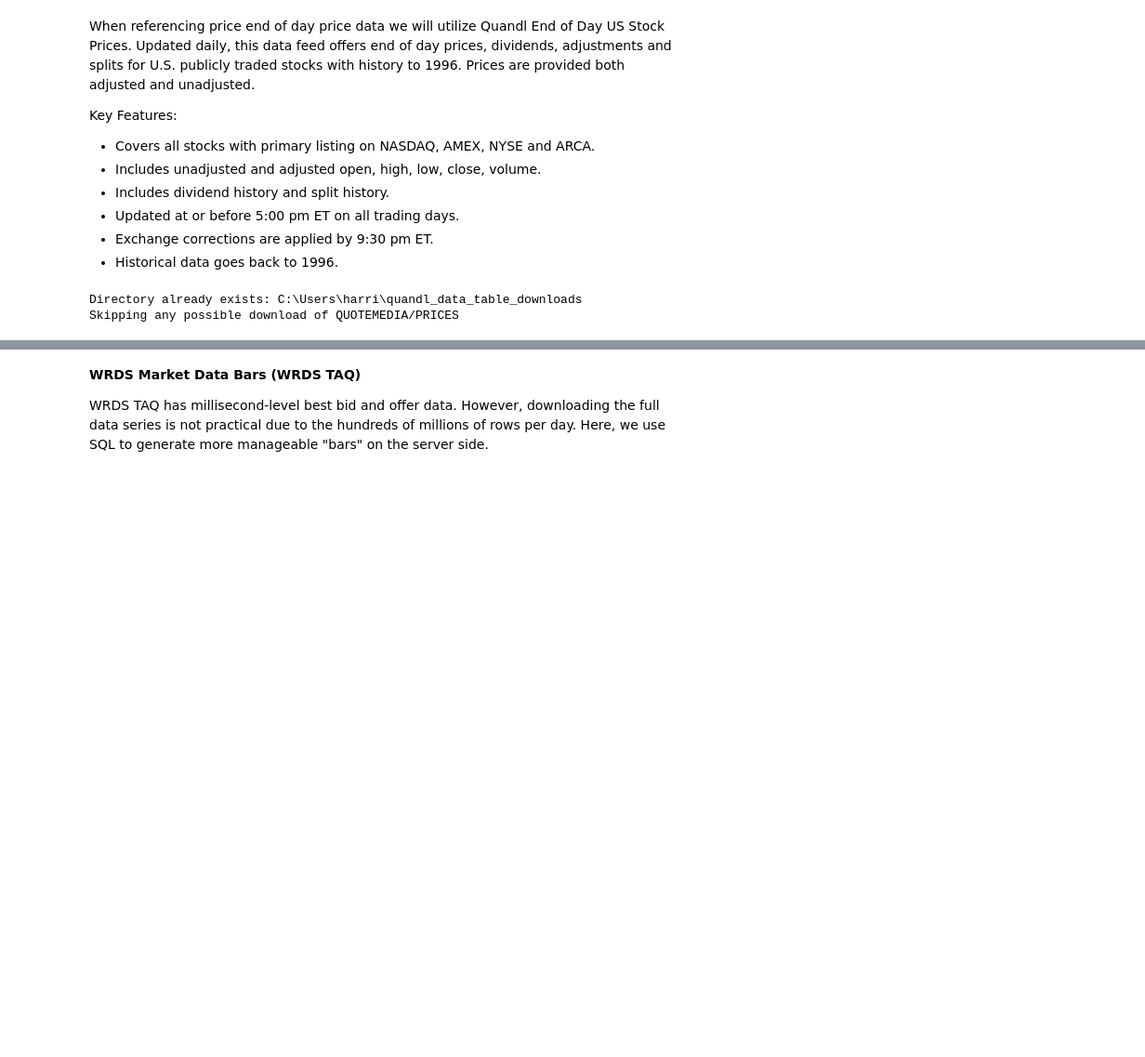
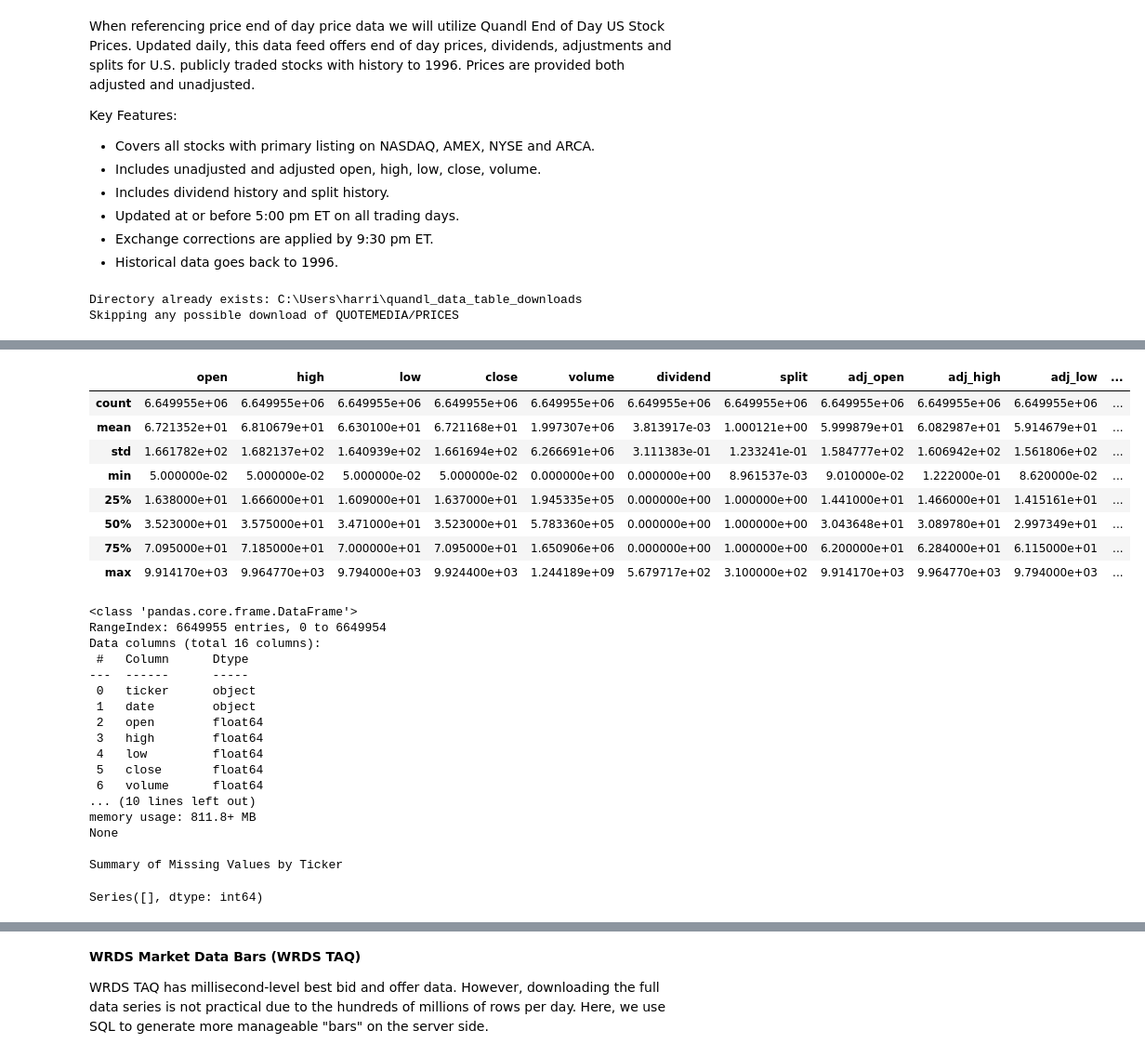
Before and after one commit to harrypandas/qts-final-project, a Jupyter notebook: notebooks/qts_final_project_draft_hh-version.ipynb, the cells around one changed output, grey strips where cells are left out. Shown: that part at 93% size. Cells and saved outputs as stored; diff of their text form; code cells hidden in the pictures; blank space fills up the shorter version.

```diff
--- a/notebooks/qts_final_project_draft_hh-version.ipynb
+++ b/notebooks/qts_final_project_draft_hh-version.ipynb
@@ -269,0 +318,34 @@ top_tickers[:5]
+# %%
+display(top_eod_data.describe())
+print(top_eod_data.info())
+
+print("\nSummary of Missing Values by Ticker")
+display(top_eod_data.loc[top_eod_data.adj_close.isna()].groupby(['ticker']).size())
+# %% [output]
+|  | open | high | low | close | volume | dividend | split | adj_open | adj_high | adj_low | ... |
+| count | 6.649955e+06 | 6.649955e+06 | 6.649955e+06 | 6.649955e+06 | 6.649955e+06 | 6.649955e+06 | 6.649955e+06 | 6.649955e+06 | 6.649955e+06 | 6.649955e+06 | ... |
+| mean | 6.721352e+01 | 6.810679e+01 | 6.630100e+01 | 6.721168e+01 | 1.997307e+06 | 3.813917e-03 | 1.000121e+00 | 5.999879e+01 | 6.082987e+01 | 5.914679e+01 | ... |
+| std | 1.661782e+02 | 1.682137e+02 | 1.640939e+02 | 1.661694e+02 | 6.266691e+06 | 3.111383e-01 | 1.233241e-01 | 1.584777e+02 | 1.606942e+02 | 1.561806e+02 | ... |
+| min | 5.000000e-02 | 5.000000e-02 | 5.000000e-02 | 5.000000e-02 | 0.000000e+00 | 0.000000e+00 | 8.961537e-03 | 9.010000e-02 | 1.222000e-01 | 8.620000e-02 | ... |
+| 25% | 1.638000e+01 | 1.666000e+01 | 1.609000e+01 | 1.637000e+01 | 1.945335e+05 | 0.000000e+00 | 1.000000e+00 | 1.441000e+01 | 1.466000e+01 | 1.415161e+01 | ... |
+| 50% | 3.523000e+01 | 3.575000e+01 | 3.471000e+01 | 3.523000e+01 | 5.783360e+05 | 0.000000e+00 | 1.000000e+00 | 3.043648e+01 | 3.089780e+01 | 2.997349e+01 | ... |
+| 75% | 7.095000e+01 | 7.185000e+01 | 7.000000e+01 | 7.095000e+01 | 1.650906e+06 | 0.000000e+00 | 1.000000e+00 | 6.200000e+01 | 6.284000e+01 | 6.115000e+01 | ... |
+| max | 9.914170e+03 | 9.964770e+03 | 9.794000e+03 | 9.924400e+03 | 1.244189e+09 | 5.679717e+02 | 3.100000e+02 | 9.914170e+03 | 9.964770e+03 | 9.794000e+03 | ... |
+<class 'pandas.core.frame.DataFrame'>
+RangeIndex: 6649955 entries, 0 to 6649954
+Data columns (total 16 columns):
+ #   Column      Dtype
+---  ------      -----
+ 0   ticker      object
+ 1   date        object
+ 2   open        float64
+ 3   high        float64
+ 4   low         float64
+ 5   close       float64
+ 6   volume      float64
+... (10 lines left out)
+memory usage: 811.8+ MB
+None
+
+Summary of Missing Values by Ticker
+Series([], dtype: int64)
```
Also changed, not shown: parts of 19 cells of this notebook, 1 other file.
